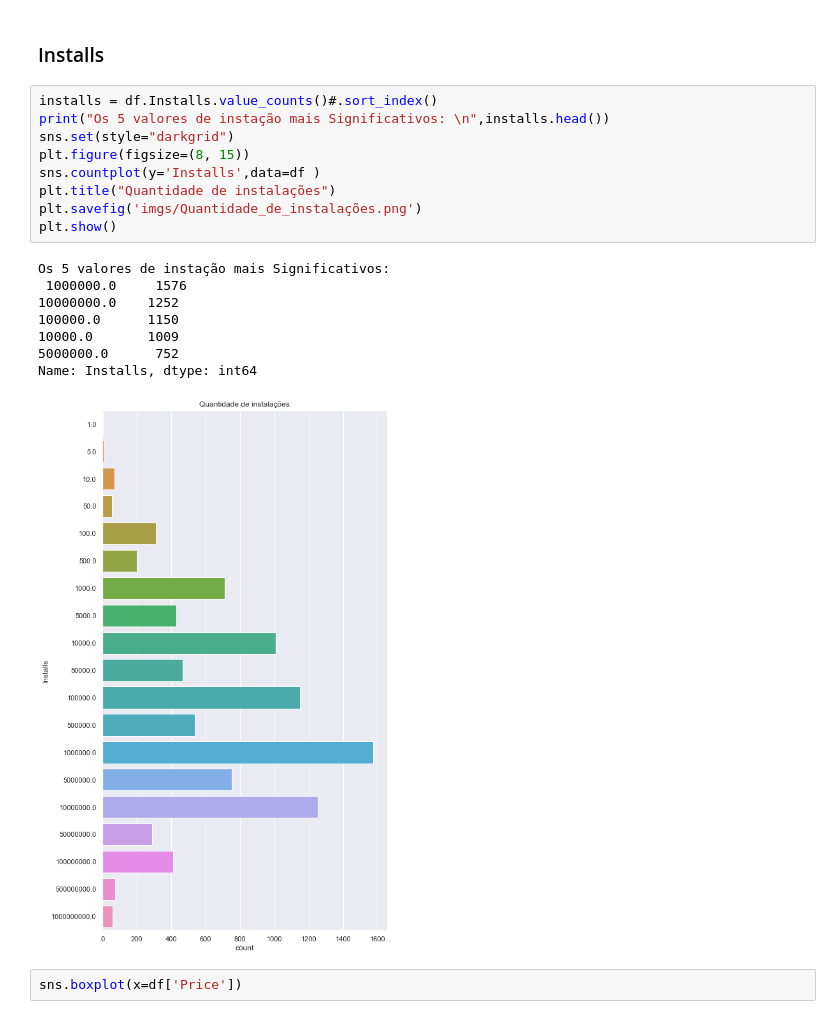
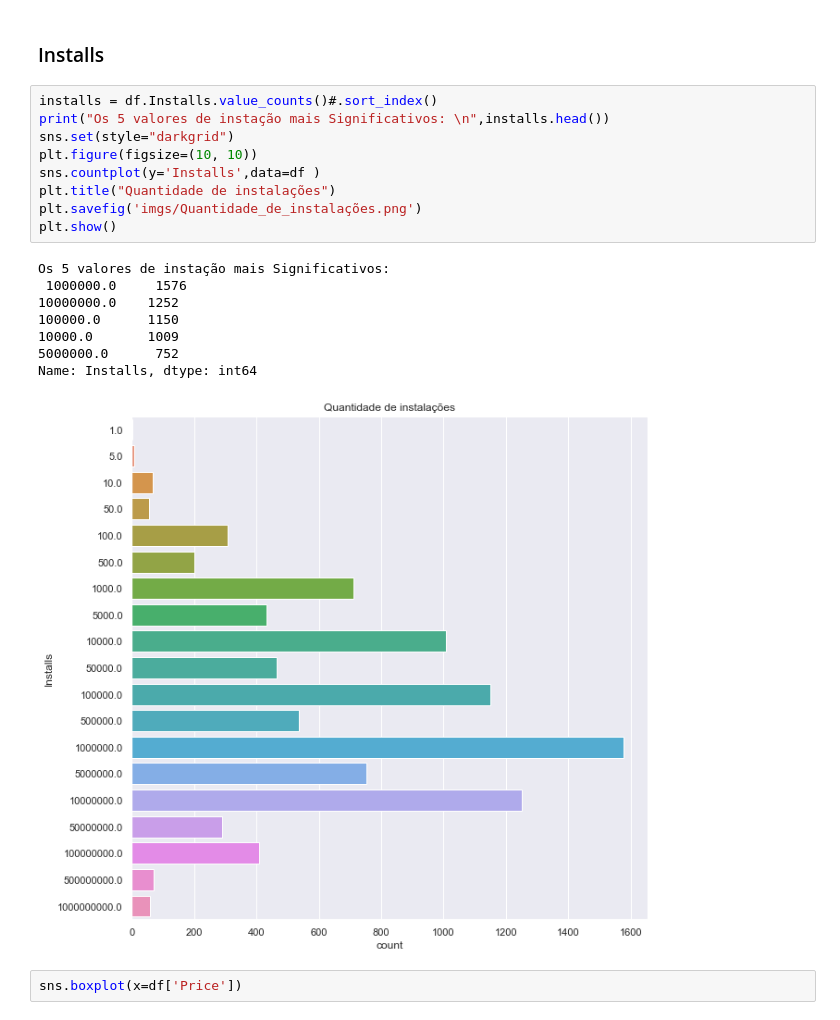
Before and after one commit to ArtFicer/PGCC-MQ, a Jupyter notebook: MQFinal/MQFinal.ipynb, the cells around one changed output. Cells and saved outputs as stored; diff of their text form.

```diff
--- a/MQFinal/MQFinal.ipynb
+++ b/MQFinal/MQFinal.ipynb
@@ -288,21 +293,21 @@ ax = sns.boxplot(x=df["Price"])
 # %%
 installs = df.Installs.value_counts()#.sort_index()
 print("Os 5 valores de instação mais Significativos: \n",installs.head())
 sns.set(style="darkgrid")
-plt.figure(figsize=(8, 15))
+plt.figure(figsize=(10, 10))
 sns.countplot(y='Installs',data=df )
 plt.title("Quantidade de instalações")
 plt.savefig('imgs/Quantidade_de_instalações.png')
 plt.show()
 # %% [output]
 Os 5 valores de instação mais Significativos:
  1000000.0     1576
 10000000.0    1252
 100000.0      1150
 10000.0       1009
 5000000.0      752
 Name: Installs, dtype: int64
-[figure, old version]
+[figure, new version]
 # %%
 sns.boxplot(x=df['Price'])
 # %% [output]
```
Also changed, not shown: parts of 31 cells of this notebook, 4 other files.
